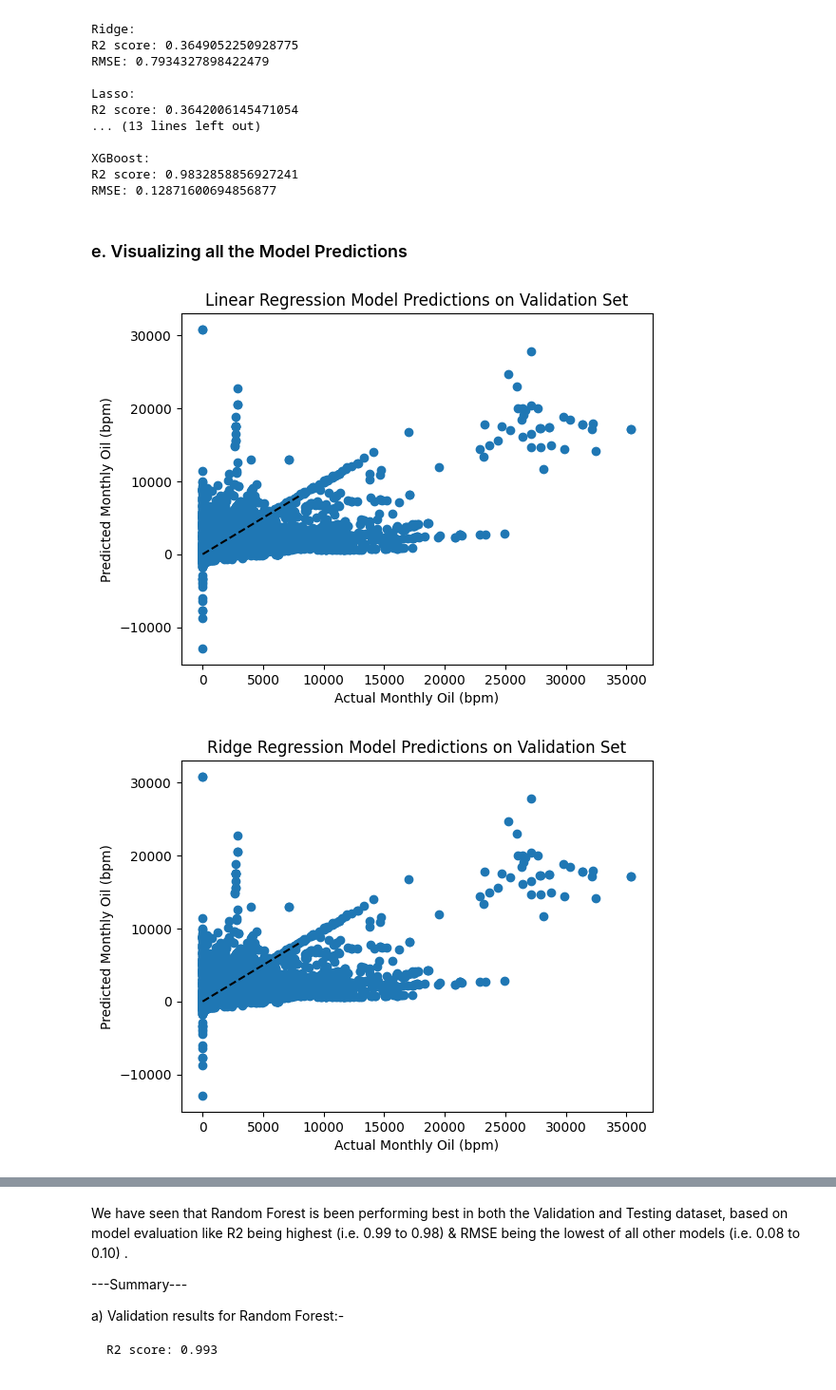
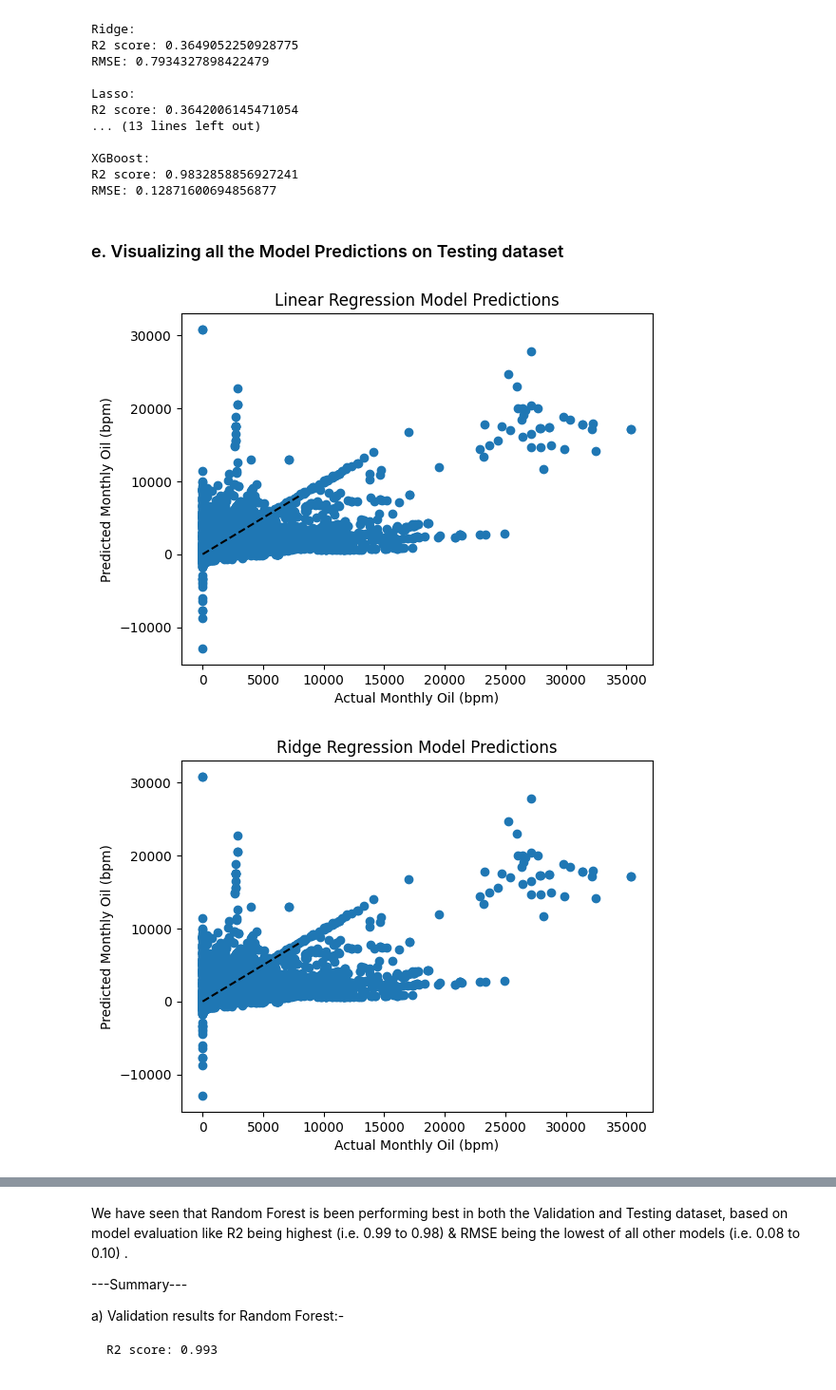
Before and after one commit to ManishRawat07/PETR6397-Final-Project-Oil-Production-Forecasting-using-Machine-Learning, a Jupyter notebook: Oil Production forecasting.ipynb, the cells around one changed output, grey strips where cells are left out. Shown at 95% size. Saved outputs shown, nothing was run; the diff lists cells and outputs as text; code cells hidden in the pictures.

Commit message:
Final Model Implementation

```diff
--- a/Oil Production forecasting.ipynb
+++ b/Oil Production forecasting.ipynb
@@ -452,27 +452,27 @@ XGBoost:
 R2 score: 0.9832858856927241
 RMSE: 0.12871600694856877
 # %% [markdown]
-### e. Visualizing all the Model Predictions
+### e. Visualizing all the Model Predictions on Testing dataset
 # %%
 # Linear Regression Model Predictions on Testing data set
 
 y_pred_lr= lr.predict(X_test)
 
 # Inverse transform the scaled predictions
 y_pred_lr_org = scaler_y.inverse_transform(y_pred_lr.reshape(-1, 1))
 
 # Inverse transform the scaled target variable
 y_test_org = scaler_y.inverse_transform(y_test.reshape(-1, 1))
 
 # Create a scatter plot of actual vs predicted values
 plt.scatter(y_test_org, y_pred_lr_org)
 plt.plot([0, 8000], [0, 8000], '--k')
 plt.xlabel("Actual Monthly Oil (bpm)")
 plt.ylabel("Predicted Monthly Oil (bpm)")
-plt.title("Linear Regression Model Predictions on Validation Set")
+plt.title("Linear Regression Model Predictions")
 plt.show()
 # %% [output]
-[figure, old version]
+[figure, new version]
 # %%
 # Ridge Regression Model Predictions on Testing data set
 y_pred_ridge = ridge.predict(X_test)
@@ -485,10 +485,10 @@ plt.scatter(y_test_org, y_pred_ridge_org)
 plt.plot([0, 8000], [0, 8000], '--k')
 plt.xlabel("Actual Monthly Oil (bpm)")
 plt.ylabel("Predicted Monthly Oil (bpm)")
-plt.title("Ridge Regression Model Predictions on Validation Set")
+plt.title("Ridge Regression Model Predictions")
 plt.show()
 # %% [output]
-[figure, old version]
+[figure, new version]
 # %%
 # Lasso Regression Model Predictions on Testing data set
 y_pred_lasso = lasso.predict(X_test)
```
Also changed, not shown: parts of 5 cells of this notebook.
